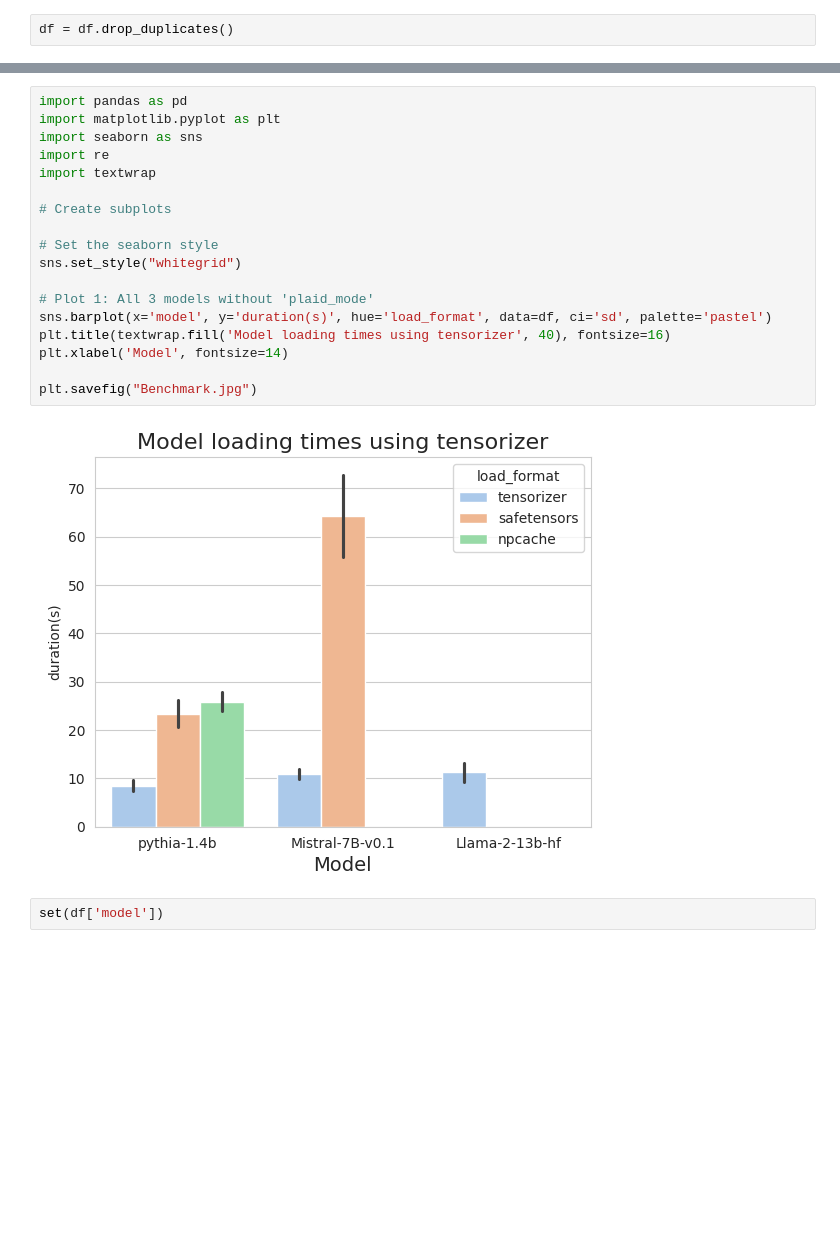
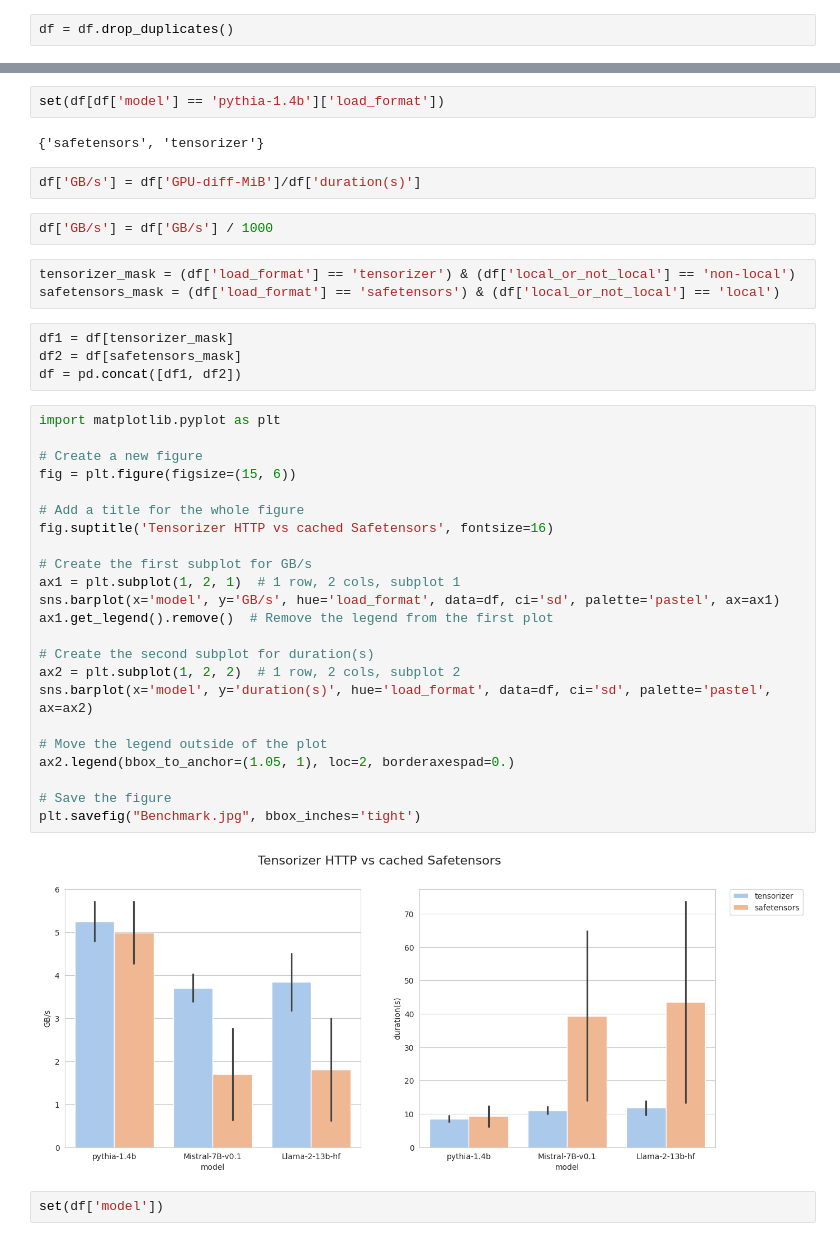
Before and after one commit to coreweave/vllm, a Jupyter notebook: tensorizer_benchmarking/benchmarking_pod/results/analyze_data.ipynb, the cells around one changed output, grey strips where cells are left out. Drawn from its saved outputs; the diff is of its cells as text; blank space fills up the shorter version.

```diff
--- a/tensorizer_benchmarking/benchmarking_pod/results/analyze_data.ipynb
+++ b/tensorizer_benchmarking/benchmarking_pod/results/analyze_data.ipynb
@@ -149,23 +159,43 @@ set(df[df['load_format'] == 'npcache'].model)
+# %%
+set(df[df['model'] == 'pythia-1.4b']['load_format'])
+# %% [output]
+{'safetensors', 'tensorizer'}
+# %%
+df['GB/s'] = df['GPU-diff-MiB']/df['duration(s)']
+# %%
+df['GB/s'] = df['GB/s'] / 1000
+# %%
+tensorizer_mask = (df['load_format'] == 'tensorizer') & (df['local_or_not_local'] == 'non-local')
+safetensors_mask = (df['load_format'] == 'safetensors') & (df['local_or_not_local'] == 'local')
+# %%
+df1 = df[tensorizer_mask]
+df2 = df[safetensors_mask]
+df = pd.concat([df1, df2])
 # %%
-import pandas as pd
 import matplotlib.pyplot as plt
-import seaborn as sns
-import re
-import textwrap
 
-# Create subplots
+# Create a new figure
+fig = plt.figure(figsize=(15, 6))
 
-# Set the seaborn style
-sns.set_style("whitegrid")
+# Add a title for the whole figure
+fig.suptitle('Tensorizer HTTP vs cached Safetensors', fontsize=16)
 
-# Plot 1: All 3 models without 'plaid_mode'
-sns.barplot(x='model', y='duration(s)', hue='load_format', data=df, ci='sd', palette='pastel')
-plt.title(textwrap.fill('Model loading times using tensorizer', 40), fontsize=16)
-plt.xlabel('Model', fontsize=14)
+# Create the first subplot for GB/s
+ax1 = plt.subplot(1, 2, 1)  # 1 row, 2 cols, subplot 1
+sns.barplot(x='model', y='GB/s', hue='load_format', data=df, ci='sd', palette='pastel', ax=ax1)
+ax1.get_legend().remove()  # Remove the legend from the first plot
 
-plt.savefig("Benchmark.jpg")
+# Create the second subplot for duration(s)
+ax2 = plt.subplot(1, 2, 2)  # 1 row, 2 cols, subplot 2
+sns.barplot(x='model', y='duration(s)', hue='load_format', data=df, ci='sd', palette='pastel', ax=ax2)
+
+# Move the legend outside of the plot
+ax2.legend(bbox_to_anchor=(1.05, 1), loc=2, borderaxespad=0.)
+
+# Save the figure
+plt.savefig("Benchmark.jpg", bbox_inches='tight')
 # %% [output]
-[figure, old version]
+[figure, new version]
 # %%
 set(df['model'])
 # %% [output]
```
Also changed, not shown: parts of 4 cells of this notebook, 2 other files.
